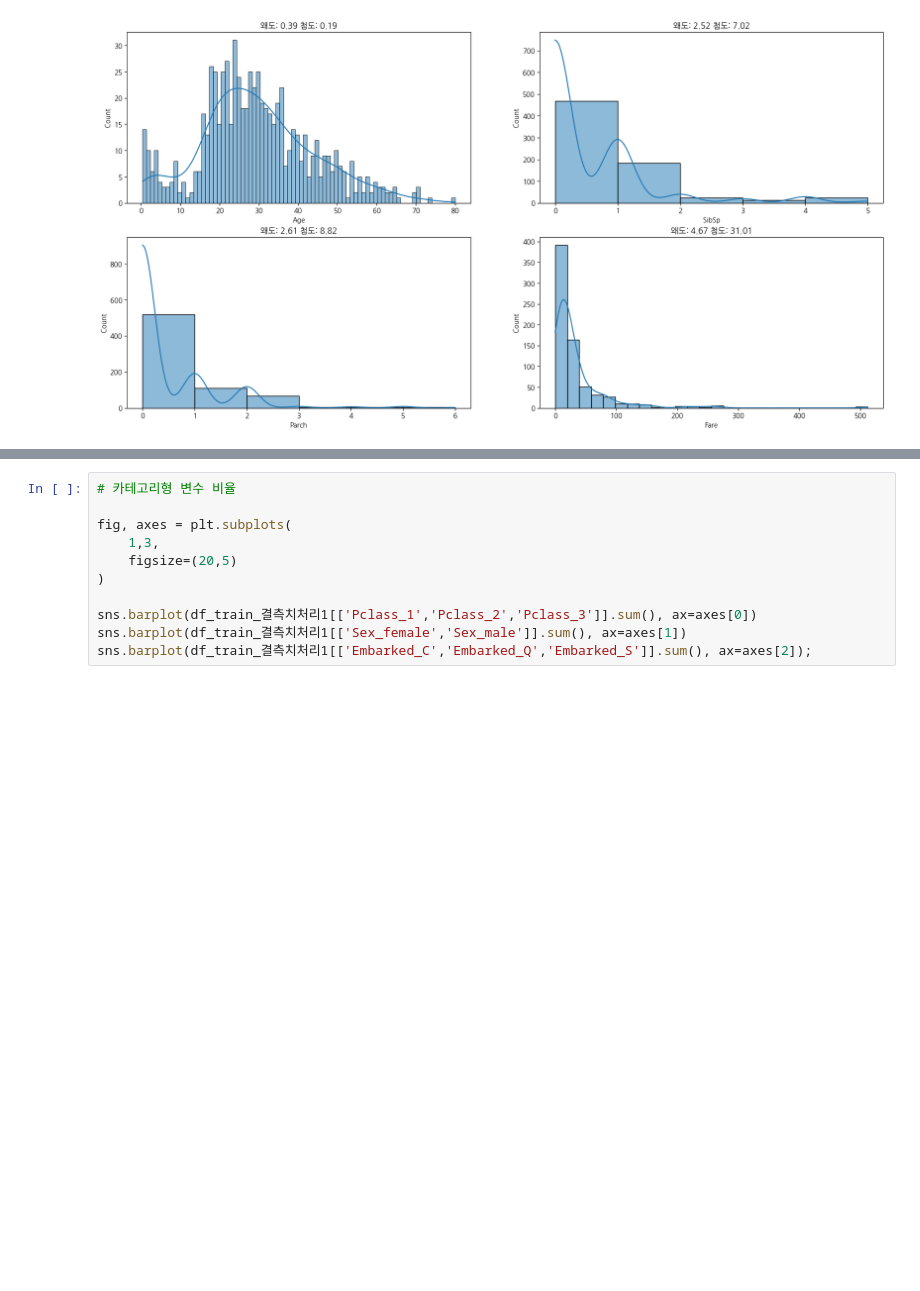
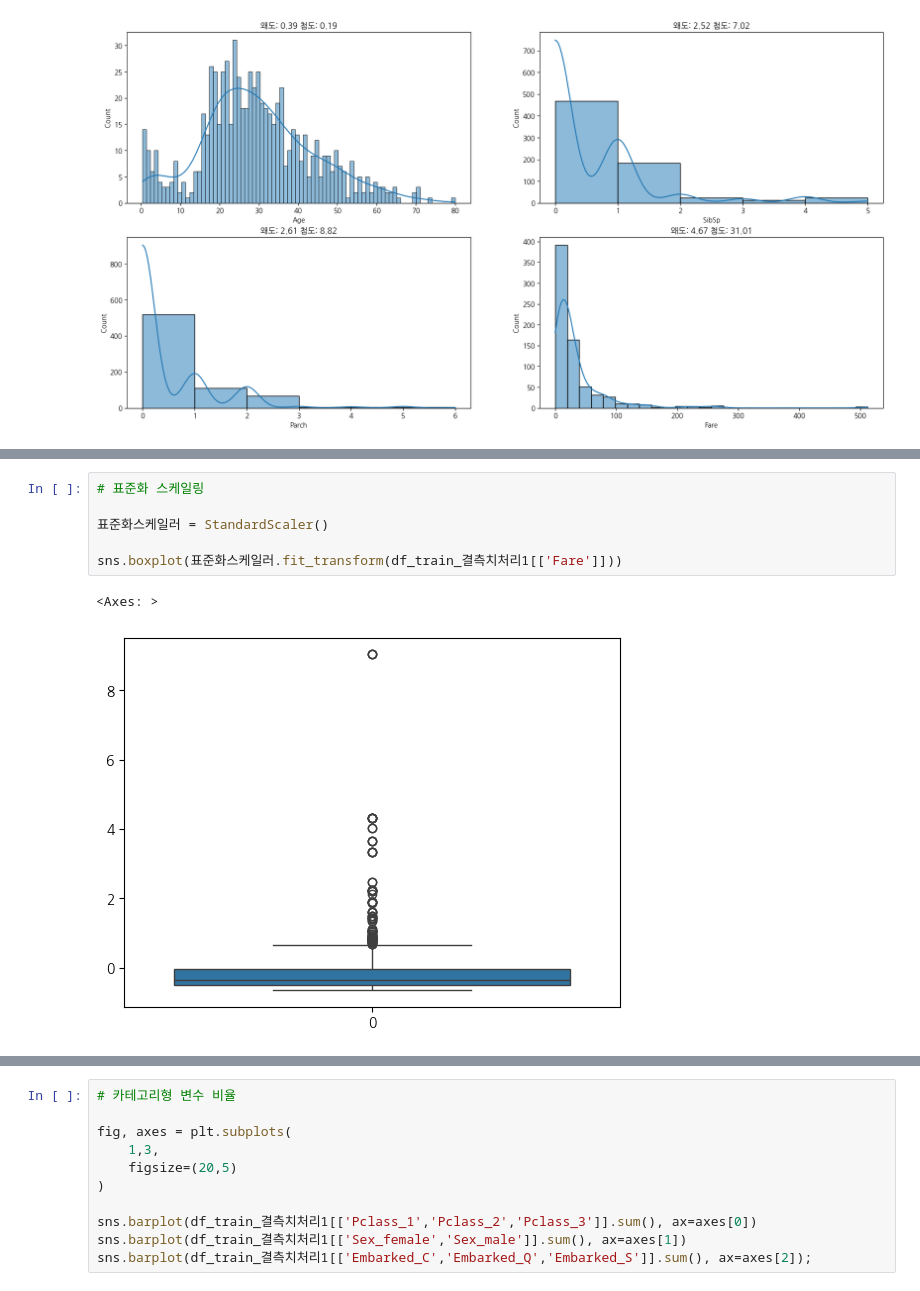
Before and after one commit to Song-Juntae/kaggle, a Jupyter notebook: getting_started/titanic/titanic.ipynb, the cells around one changed output, grey strips where cells are left out. Cells and saved outputs as stored; diff of their text form; blank space fills up the shorter version.

```diff
--- a/getting_started/titanic/titanic.ipynb
+++ b/getting_started/titanic/titanic.ipynb
@@ -365,0 +423,9 @@ sns.histplot(df_train_결측치처리1['Fare'], kde=True, binwidth=20, ax=axes[3
+# %%
+# 표준화 스케일링
+
+표준화스케일러 = StandardScaler()
+
+sns.boxplot(표준화스케일러.fit_transform(df_train_결측치처리1[['Fare']]))
+# %% [output]
+<Axes: >
+[figure, added]
```
Also changed, not shown: parts of 8 cells of this notebook.
